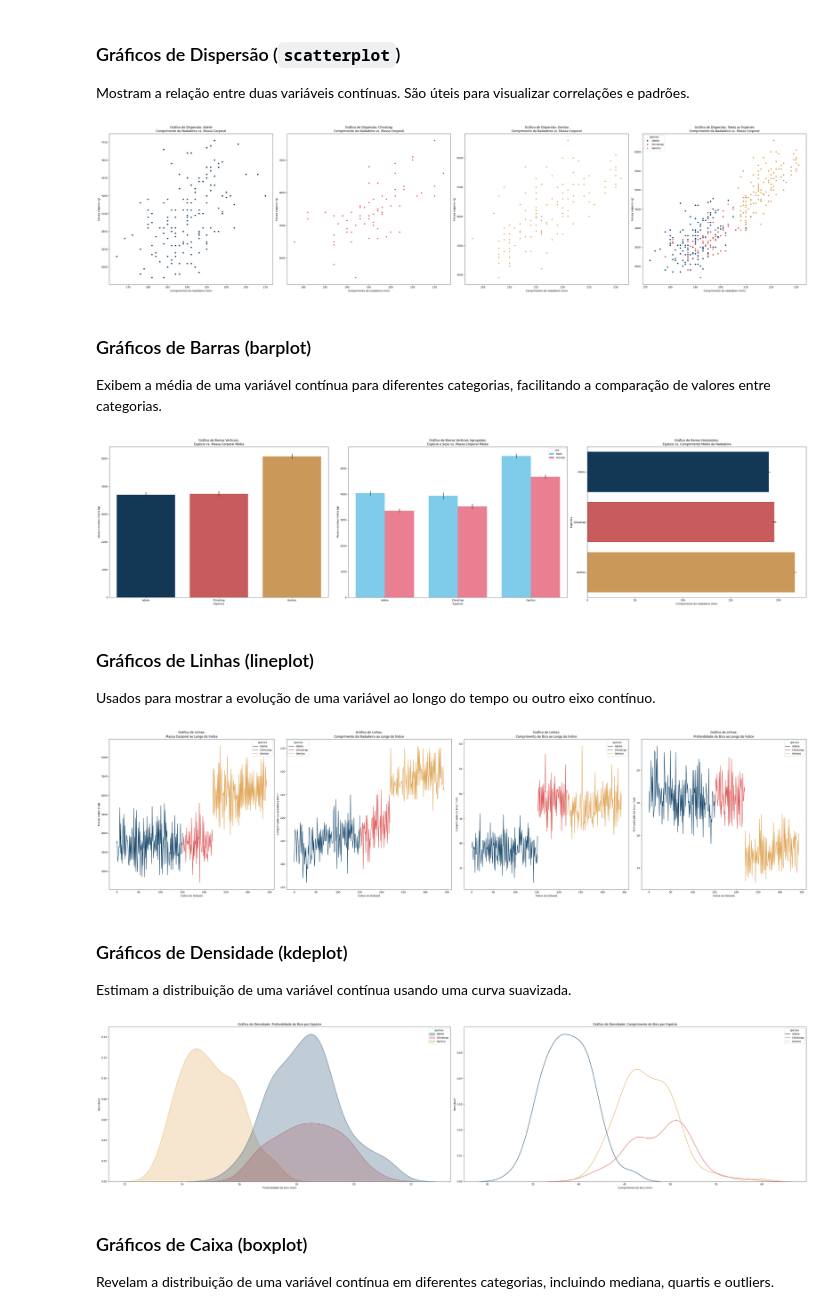
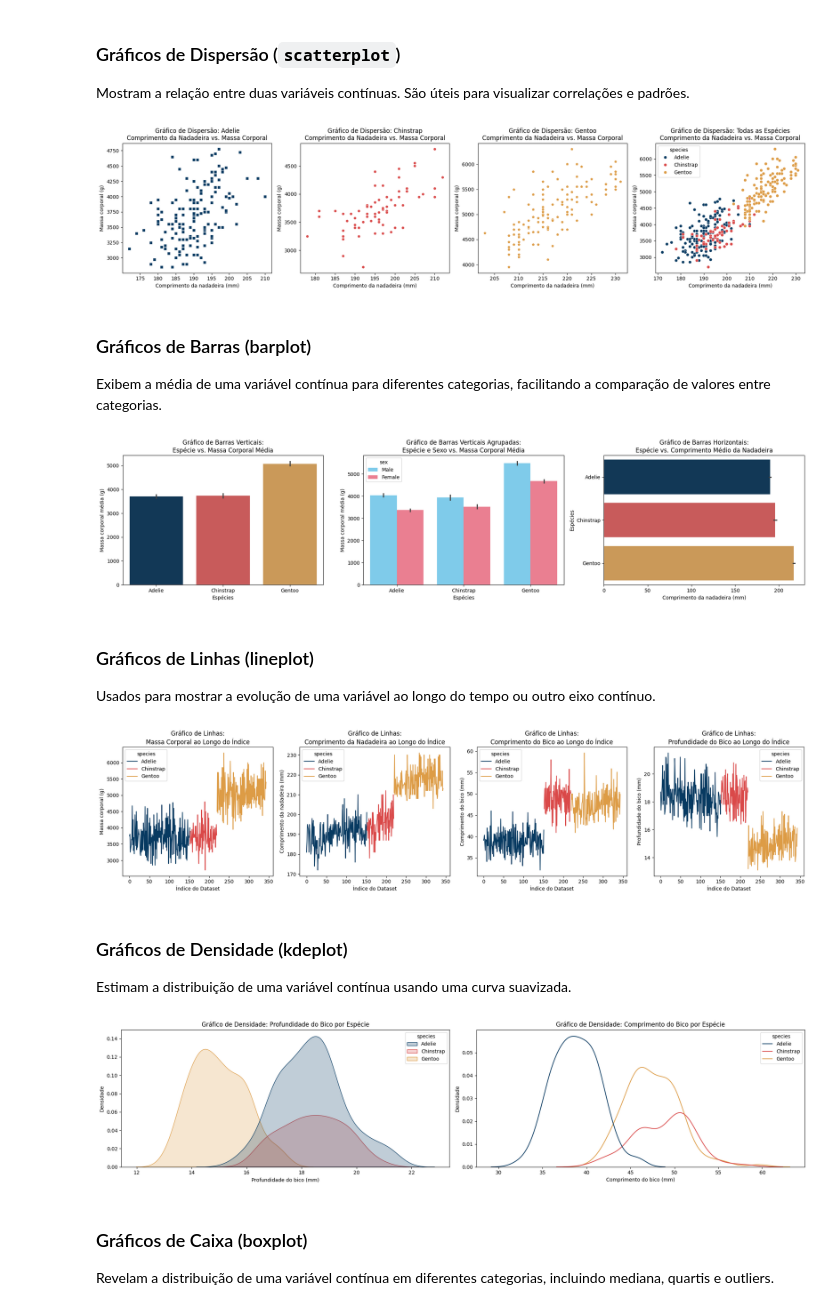
Before and after one commit to SimoesLeticia/Data-Visualization-Tutorial, a Jupyter notebook: SEABORN.ipynb, the cells around one changed output. Saved outputs shown, nothing was run; the diff lists cells and outputs as text; code cells hidden in the pictures.

```diff
--- a/SEABORN.ipynb
+++ b/SEABORN.ipynb
@@ -310,8 +310,8 @@ Abaixo, veremos uma breve explicação de cada tipo de gráfico, juntamente com
 ### Gráficos de Dispersão (`scatterplot`)
 Mostram a relação entre duas variáveis contínuas. São úteis para visualizar correlações e padrões.
 # %%
-# Criando uma figura com quatro eixos - tamanho 40x9.6 polegadas
-fig, axs = plt.subplots(1, 4, figsize=(40, 9.6))
+# Criando uma figura com quatro eixos - tamanho 20x4.8 polegadas
+fig, axs = plt.subplots(1, 4, figsize=(20, 4.8))
 
 # Definindo paleta de cores personalizada para as espécies
 cores_personalizadas = ["#073A61", "#DA4949", "#DD9C46"]
@@ -382,13 +382,13 @@ fig.tight_layout()
 # Exibindo os gráficos
 plt.show()
 # %% [output]
-[figure, old version]
+[figure, new version]
 # %% [markdown]
 ### Gráficos de Barras (barplot)
 Exibem a média de uma variável contínua para diferentes categorias, facilitando a comparação de valores entre categorias.
 # %%
-# Criando uma figura com três eixos - tamanho 40x9.6 polegadas
-fig, axs = plt.subplots(1, 3, figsize=(40, 9.6))
+# Criando uma figura com três eixos - tamanho 20x4.8 polegadas
+fig, axs = plt.subplots(1, 3, figsize=(20, 4.8))
 
 # Definindo paleta de cores personalizada para as espécies
 cores_personalizadas = ["#073A61", "#DA4949", "#DD9C46"]
@@ -417,40 +417,40 @@ sns.barplot(
     hue="sex",
     data=penguins,
     palette=paleta_sexo_personalizada,
     ax=axs[1]
 ).set(
     title="Gráfico de Barras Verticais Agrupadas:\nEspécie e Sexo vs. Massa Corporal Média",
     xlabel="Espécies",
     ylabel="Massa corporal média (g)"
 )
 
 # Criando gráfico de barras horizontais
 sns.barplot(
     x="flipper_length_mm",
     y="species",
     data=penguins,
     hue="species",
     palette=cores_personalizadas,
     ax=axs[2]
 ).set(
     title="Gráfico de Barras Horizontais:\nEspécie vs. Comprimento Médio da Nadadeira",
     xlabel="Comprimento da nadadeira (mm)",
     ylabel="Espécies"
 )
 
 # Ajustando layout
 fig.tight_layout()
 
 # Exibindo os gráficos
 plt.show()
 # %% [output]
-[figure, old version]
+[figure, new version]
 # %% [markdown]
 ### Gráficos de Linhas (lineplot)
 Usados para mostrar a evolução de uma variável ao longo do tempo ou outro eixo contínuo.
 # %%
-# Criando uma figura com quatro eixos - tamanho 40x9.6 polegadas
-fig, axs = plt.subplots(1, 4, figsize=(40, 9.6))
+# Criando uma figura com quatro eixos - tamanho 20x4.8 polegadas
+fig, axs = plt.subplots(1, 4, figsize=(20, 4.8))
 
 # Definindo paleta de cores personalizada para as espécies
 cores_personalizadas = ["#073A61", "#DA4949", "#DD9C46"]
@@ -517,13 +517,13 @@ fig.tight_layout()
 # Exibindo os gráficos
 plt.show()
 # %% [output]
-[figure, old version]
+[figure, new version]
 # %% [markdown]
 ### Gráficos de Densidade (kdeplot)
 Estimam a distribuição de uma variável contínua usando uma curva suavizada.
 # %%
-# Criando uma figura com dois eixos - tamanho 40x9.6 polegadas
-fig, axs = plt.subplots(1, 2, figsize=(40, 9.6))
+# Criando uma figura com dois eixos - tamanho 20x4.8 polegadas
+fig, axs = plt.subplots(1, 2, figsize=(20, 4.8))
 
 # Definindo paleta de cores personalizada para as espécies
 cores_personalizadas = ["#073A61", "#DA4949", "#DD9C46"]
@@ -562,7 +562,7 @@ fig.tight_layout()
 # Exibindo os gráficos
 plt.show()
 # %% [output]
-[figure, old version]
+[figure, new version]
 # %% [markdown]
 ### Gráficos de Caixa (boxplot)
 Revelam a distribuição de uma variável contínua em diferentes categorias, incluindo mediana, quartis e outliers.
```
Also changed, not shown: parts of 8 cells of this notebook.
